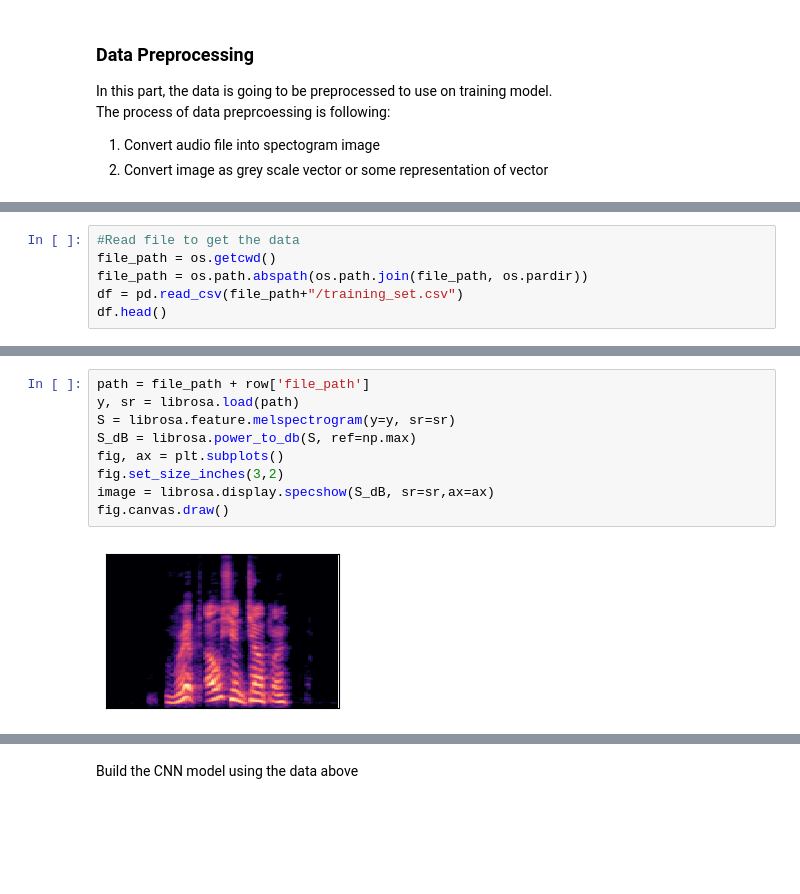
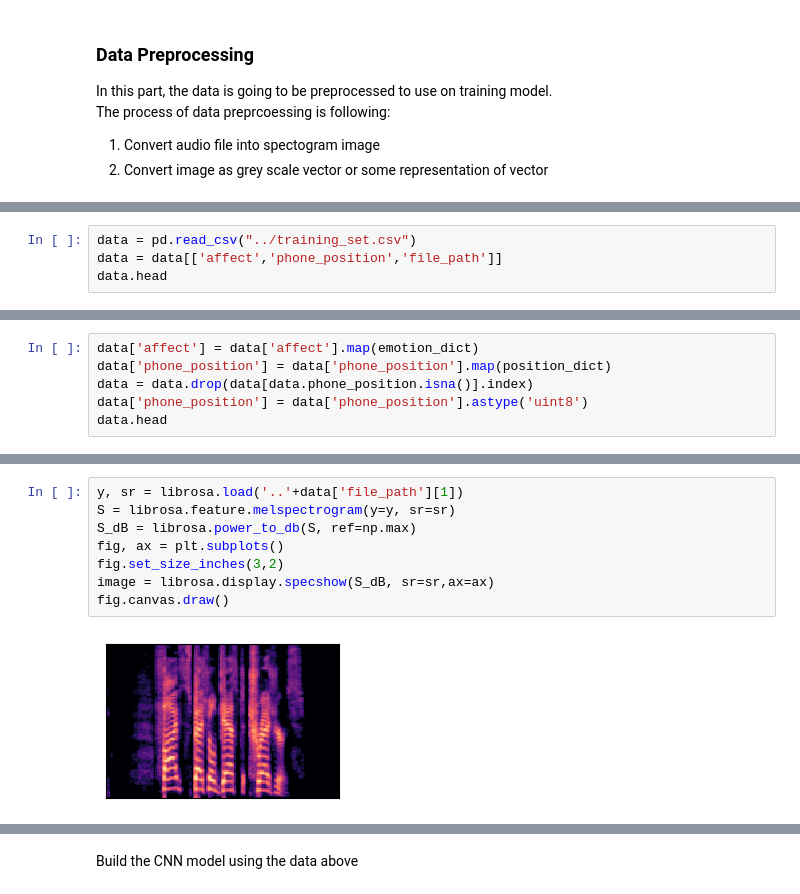
Before and after one commit to Andrew-JG-Ha/BERSt_Vocal_Emotion_Recognition, a Jupyter notebook: models/CNN.ipynb, the cells around one changed output, grey strips where cells are left out. Cells and saved outputs as stored; diff of their text form; blank space fills up the shorter version.

```diff
--- a/models/CNN.ipynb
+++ b/models/CNN.ipynb
@@ -45,7 +43,5 @@ emotion_dict = {"neutral": 0, "anger": 1, "joy":2, "fear":3, "disgust":4, "surpr
 # %%
-#Read file to get the data
-file_path = os.getcwd()
-file_path = os.path.abspath(os.path.join(file_path, os.pardir))
-df = pd.read_csv(file_path+"/training_set.csv")
-df.head()
+data = pd.read_csv("../training_set.csv")
+data = data[['affect','phone_position','file_path']]
+data.head
 # %% [output]
@@ -57,0 +86,6 @@ df.head()
+# %%
+data['affect'] = data['affect'].map(emotion_dict)
+data['phone_position'] = data['phone_position'].map(position_dict)
+data = data.drop(data[data.phone_position.isna()].index)
+data['phone_position'] = data['phone_position'].astype('uint8')
+data.head
@@ -89,11 +174,10 @@ data.head()
 # %%
-path = file_path + row['file_path']
-y, sr = librosa.load(path)
+y, sr = librosa.load('..'+data['file_path'][1])
 S = librosa.feature.melspectrogram(y=y, sr=sr)
 S_dB = librosa.power_to_db(S, ref=np.max)
 fig, ax = plt.subplots()
 fig.set_size_inches(3,2)
 image = librosa.display.specshow(S_dB, sr=sr,ax=ax)
 fig.canvas.draw()
 # %% [output]
-[figure, old version]
+[figure, new version]
```
Also changed, not shown: parts of 36 cells of this notebook, 2 other files.
